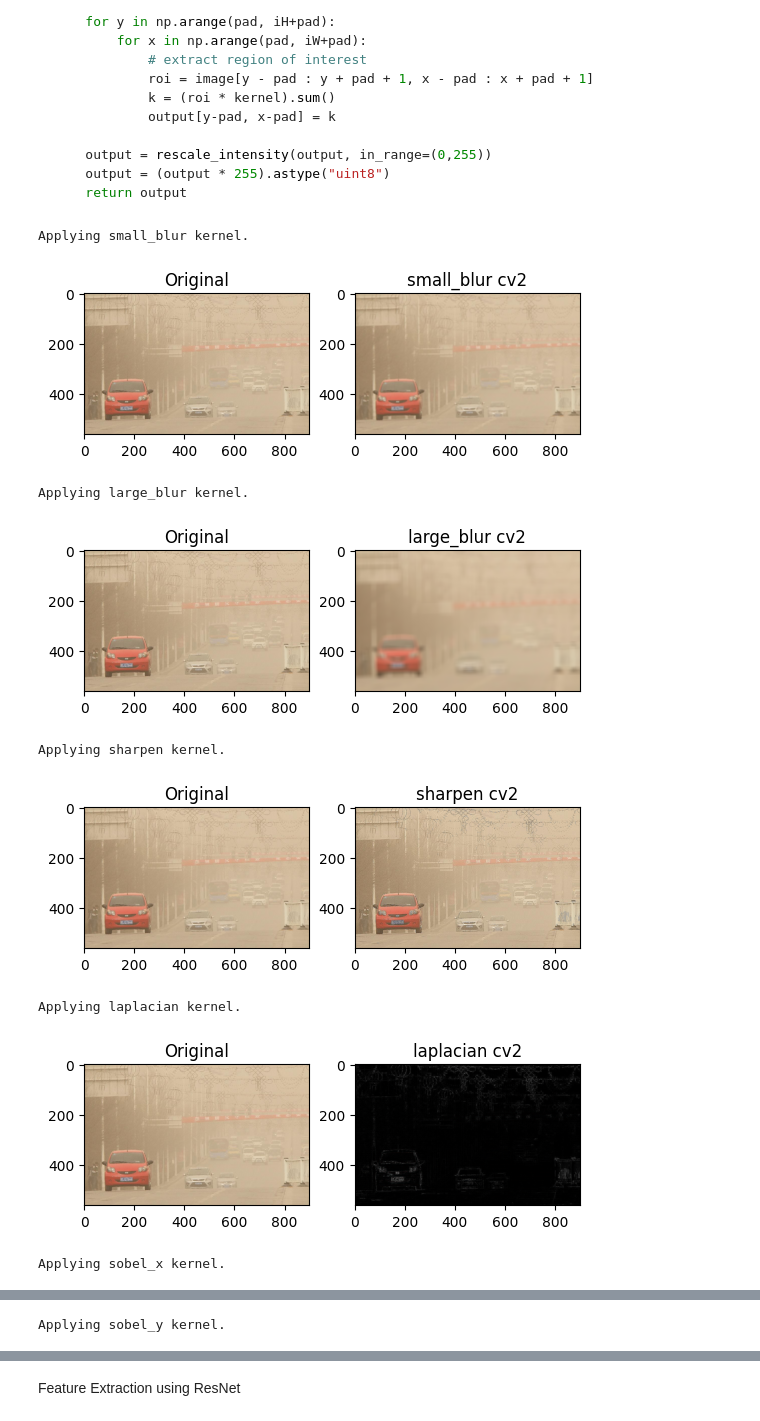
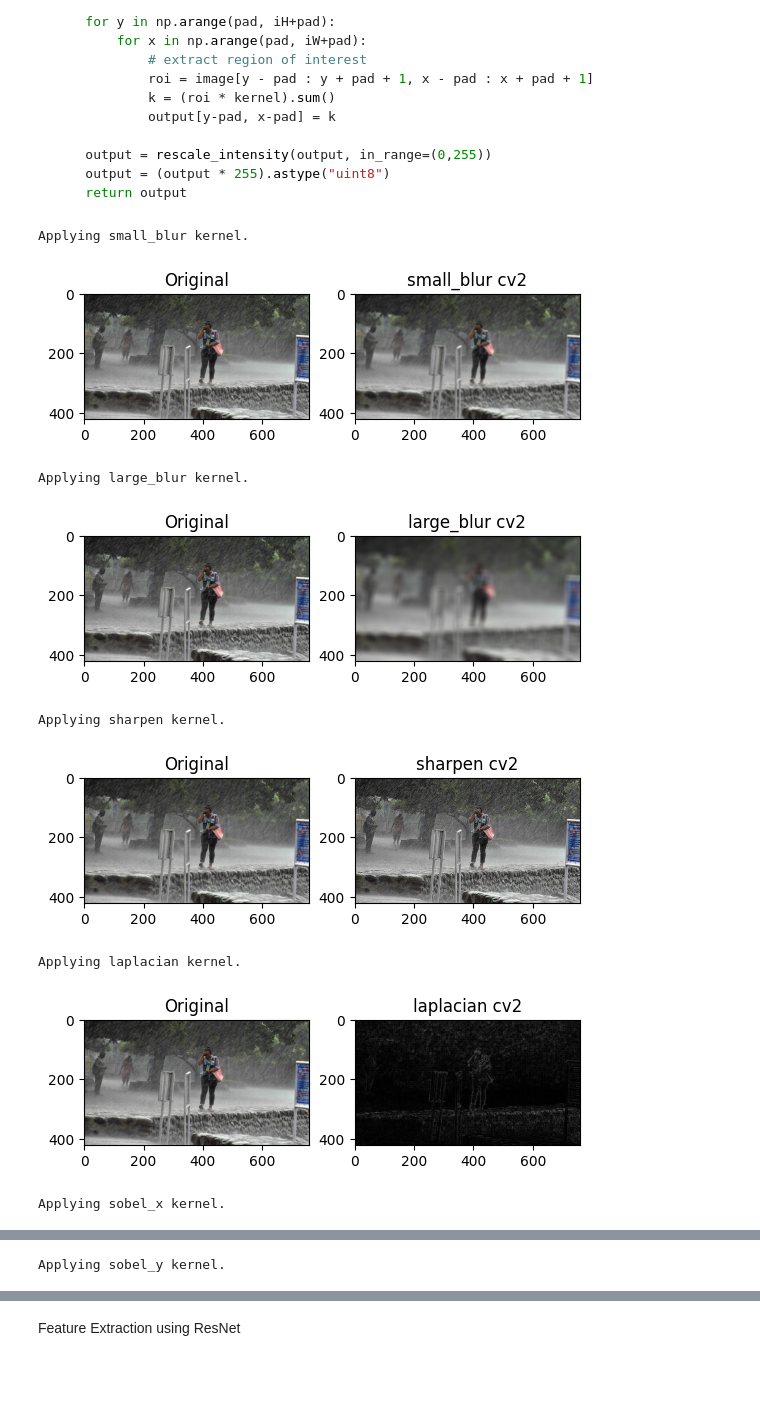
Before and after one commit to Vijayvkb007/Weather-Detection-System, a Jupyter notebook: advanced-data-processing.ipynb, the cells around one changed output, grey strips where cells are left out. Cells and saved outputs as stored; diff of their text form; code cells hidden in the pictures; blank space fills up the shorter version.

```diff
--- a/advanced-data-processing.ipynb
+++ b/advanced-data-processing.ipynb
@@ -202,34 +490,35 @@ sobelY = np.array((
 # %%
 kernelBank = (
     ("small_blur", smallBlur),
     ("large_blur", largeBlur),
     ("sharpen", sharpen),
     ("laplacian", laplacian),
     ("sobel_x", sobelX),
     ("sobel_y", sobelY)
 )
+img_path = "/kaggle/input/ds-dataset/datasets/Rainy/rain11.jpg"
 
 img = cv2.imread(img_path)
 img = cv2.cvtColor(img, cv2.COLOR_BGR2RGB)
 # gray = cv2.cvtColor(img, cv2.COLOR_BGR2GRAY)
 
 for (kernelName, kernel) in kernelBank:
     print(f"Applying {kernelName} kernel.")
     cv2Output = cv2.filter2D(img, -1, kernel)
     plt.subplot(1,2,1)
     plt.title("Original")
     plt.imshow(img)
     plt.subplot(1,2,2)
     plt.title(f"{kernelName} cv2")
     plt.imshow(cv2Output)
     plt.show()
 # %% [output]
 Applying small_blur kernel.
-[figure, old version]
+[figure, new version]
 Applying large_blur kernel.
-[figure, old version]
+[figure, new version]
 Applying sharpen kernel.
-[figure, old version]
+[figure, new version]
 Applying laplacian kernel.
-[figure, old version]
+[figure, new version]
 Applying sobel_x kernel.
```
Also changed, not shown: parts of 32 cells of this notebook, 1 other file.
